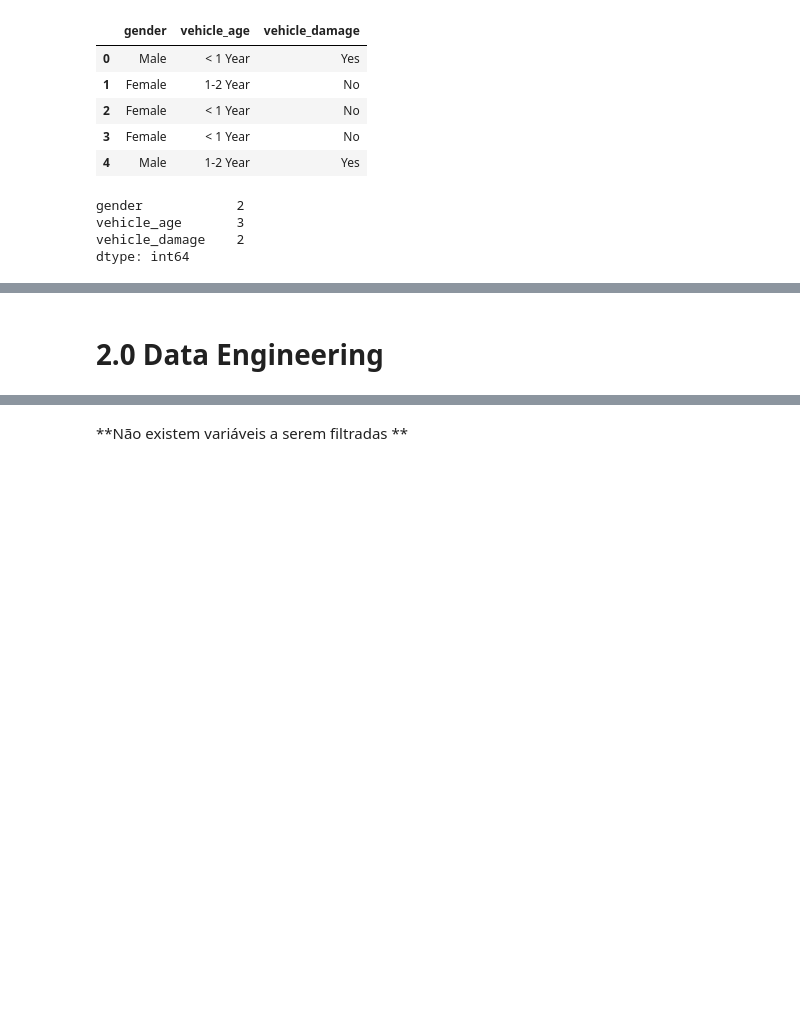
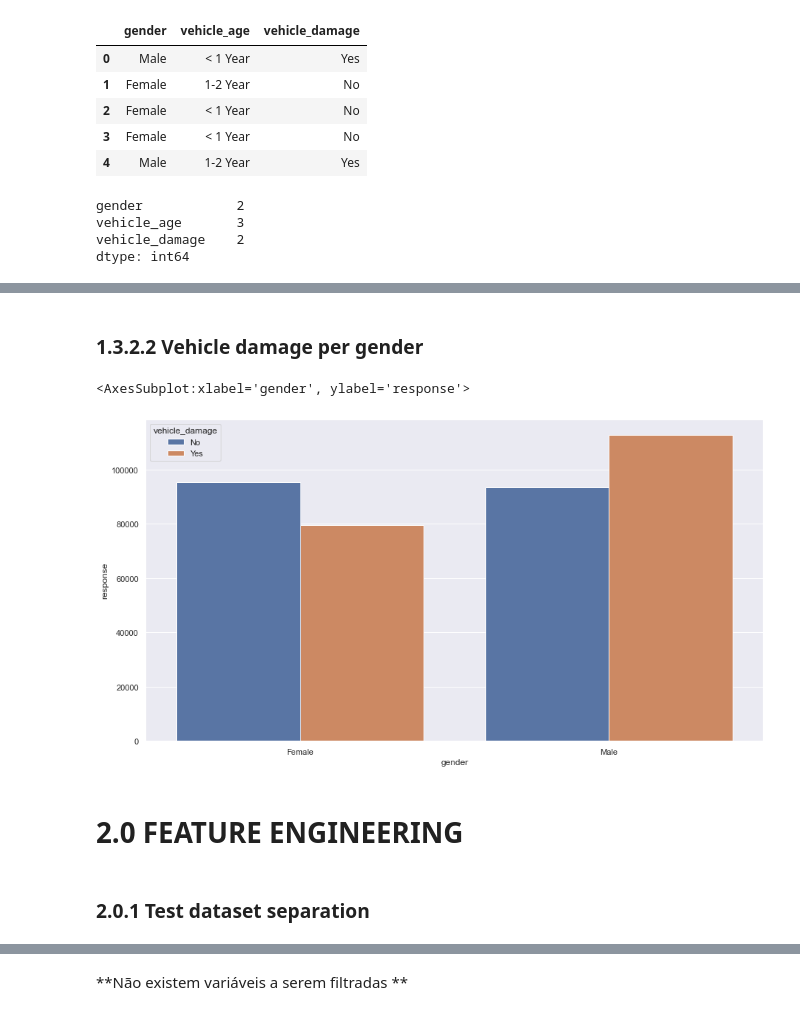
Before and after one commit to VanderCaneppelle/cross_sell, a Jupyter notebook: learn_to_rank_model_01.ipynb, the cells around one changed output, grey strips where cells are left out. Cells and saved outputs as stored; diff of their text form; code cells hidden in the pictures; blank space fills up the shorter version.

```diff
--- a/learn_to_rank_model_01.ipynb
+++ b/learn_to_rank_model_01.ipynb
@@ -267,2 +315,10 @@ array(['< 1 Year', '1-2 Year', '> 2 Years'], dtype=object)
+# %% [markdown]
+### 1.3.2.2 Vehicle damage per gender
+# %%
+aux3 = df1[['vehicle_damage', 'gender','response']].groupby(['vehicle_damage', 'gender']).count().reset_index()
+sns.barplot(x='gender', y='response',hue='vehicle_damage', data=aux3)
+# %% [output]
+<AxesSubplot:xlabel='gender', ylabel='response'>
+[figure, added]
 # %% [markdown]
-# 2.0 Data Engineering
+# 2.0 FEATURE ENGINEERING
@@ -270,0 +325,2 @@ df2 = df1.copy()
+# %% [markdown]
+### 2.0.1 Test dataset separation
```
Also changed, not shown: parts of 83 cells of this notebook.
